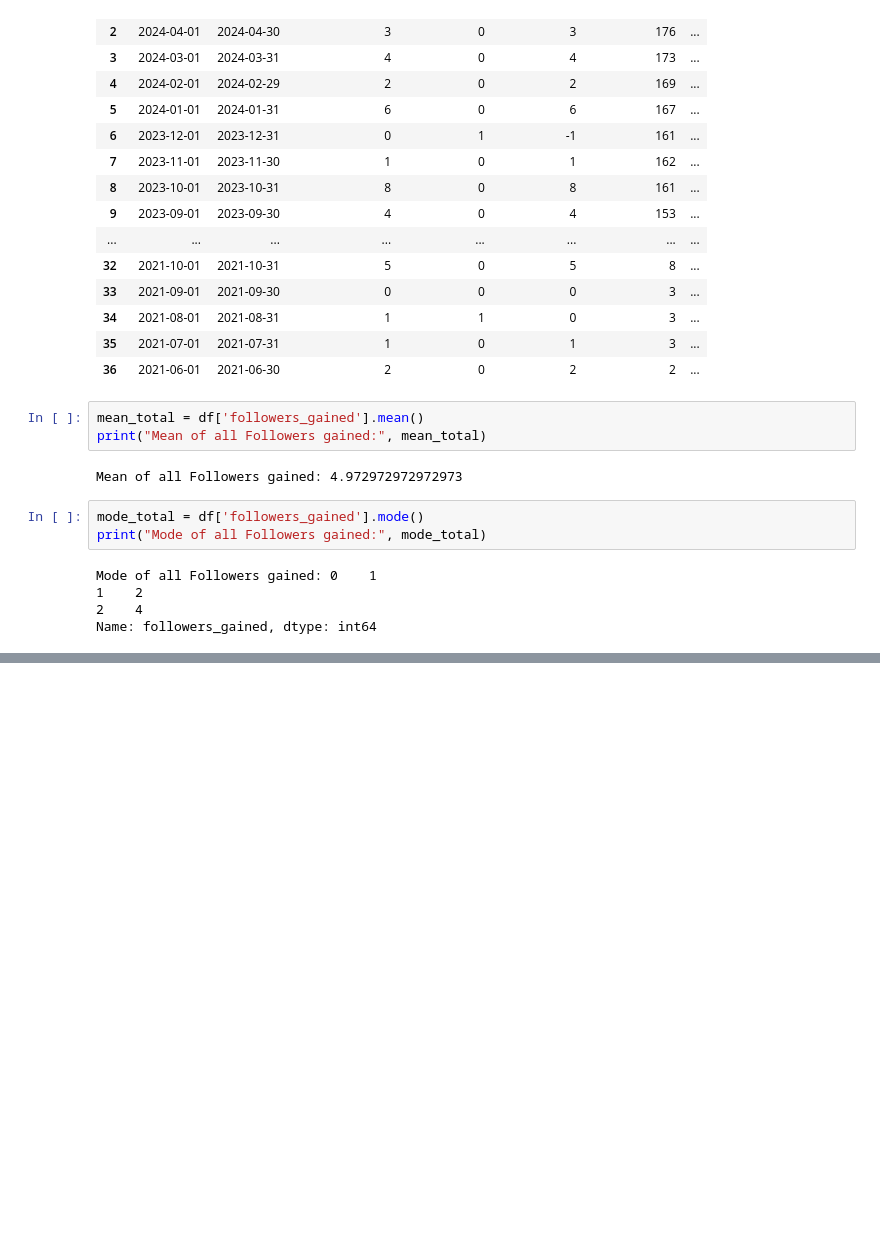
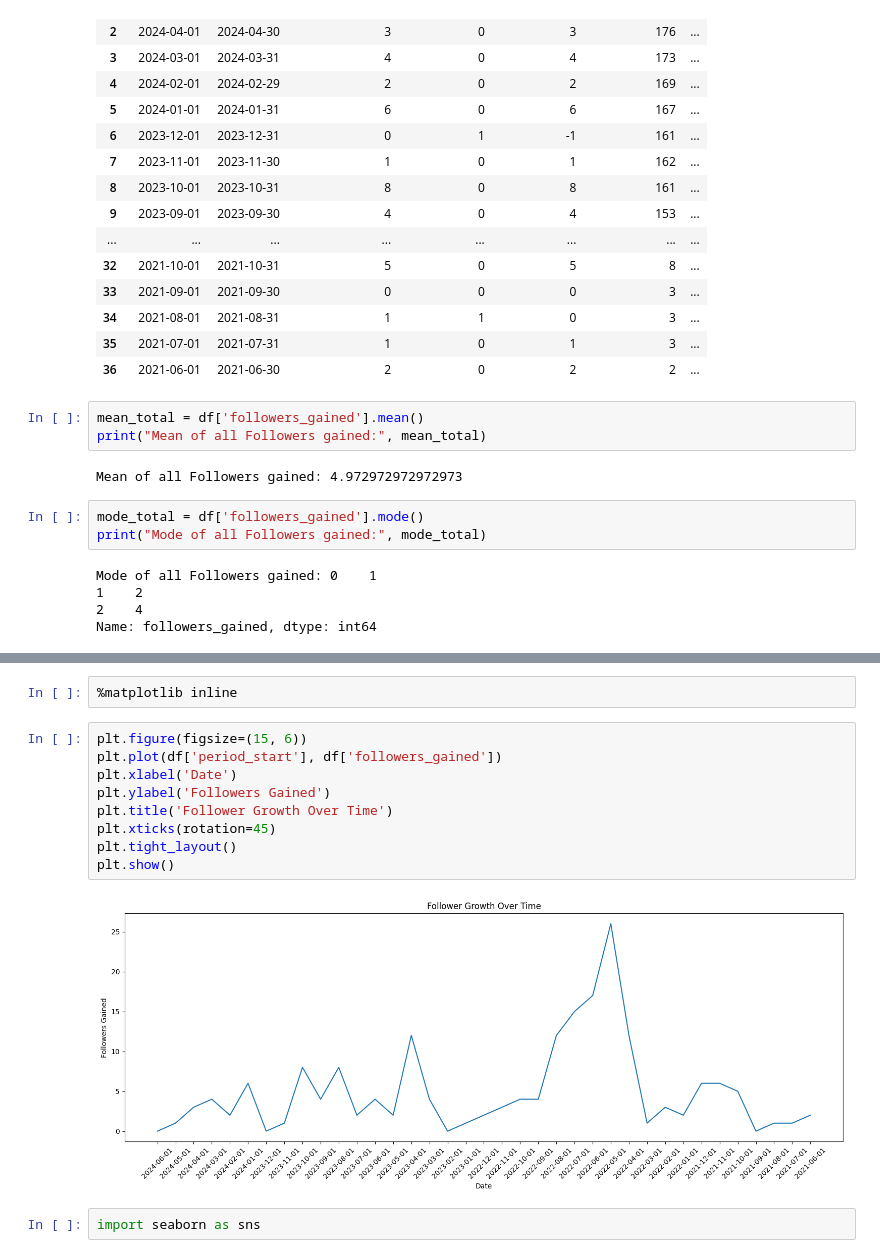
Before and after one commit to PhiWhyyy/Analyzing-market-trends, a Jupyter notebook: PhiWhyyy_Analytics.ipynb, the cells around one changed output, grey strips where cells are left out. Cells and saved outputs as stored; diff of their text form; blank space fills up the shorter version.

```diff
--- a/PhiWhyyy_Analytics.ipynb
+++ b/PhiWhyyy_Analytics.ipynb
@@ -71,0 +89,15 @@ phiwhyyy-subscriber-stats.csv  sample_data/
+# %%
+%matplotlib inline
+# %%
+plt.figure(figsize=(15, 6))
+plt.plot(df['period_start'], df['followers_gained'])
+plt.xlabel('Date')
+plt.ylabel('Followers Gained')
+plt.title('Follower Growth Over Time')
+plt.xticks(rotation=45)
+plt.tight_layout()
+plt.show()
+# %% [output]
+[figure, added]
+# %%
+import seaborn as sns
```
Also changed, not shown: parts of 9 cells of this notebook.
